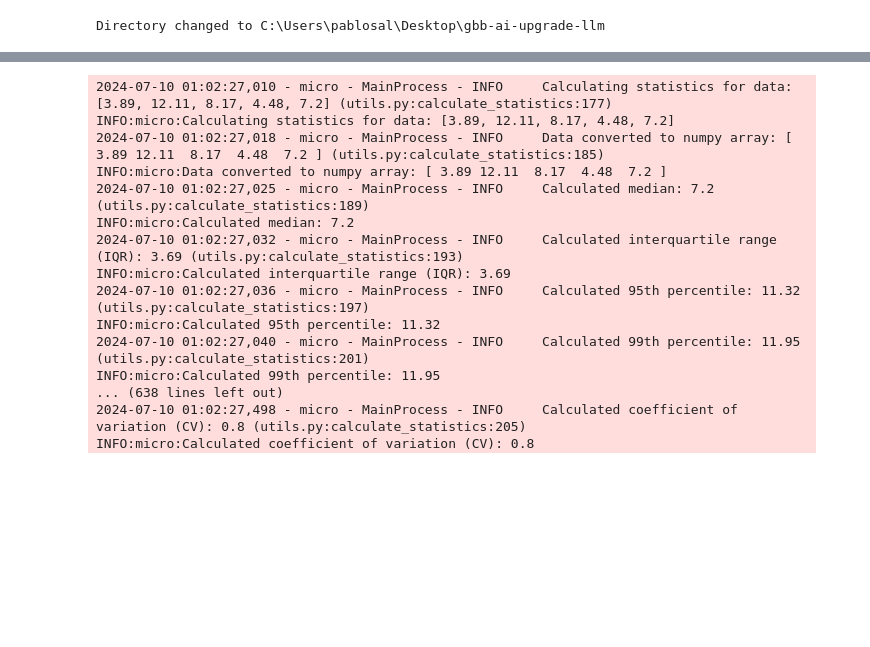
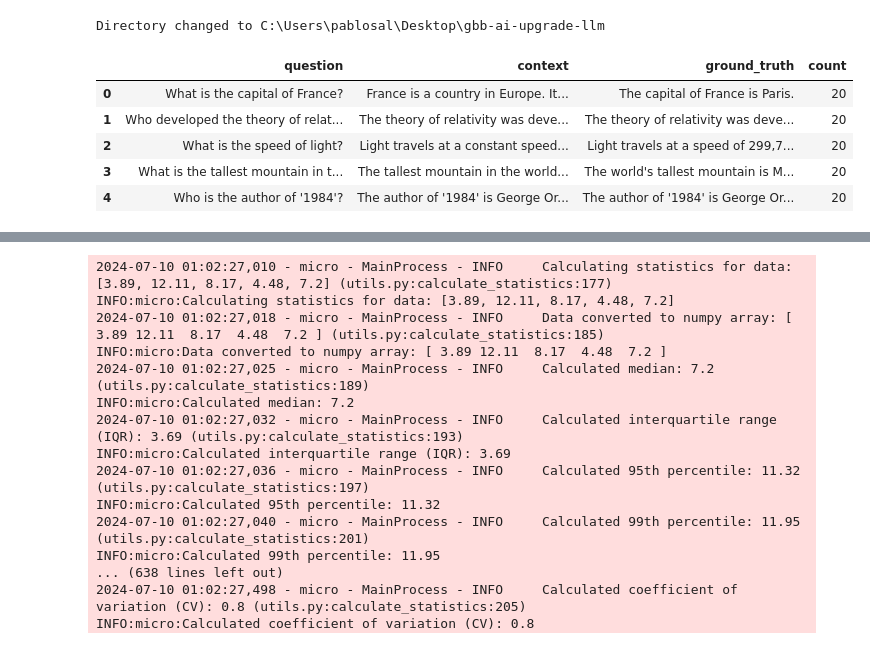
Before and after one commit to pablosalvador10/gbb-bench4ai, a Jupyter notebook: notebooks/dev/test.ipynb, the cells around one changed output, grey strips where cells are left out. Saved outputs shown, nothing was run; the diff lists cells and outputs as text; code cells hidden in the pictures; blank space fills up the shorter version.

```diff
--- a/notebooks/dev/test.ipynb
+++ b/notebooks/dev/test.ipynb
@@ -65,3 +65,14 @@ benchmark_non_streaming = AzureOpenAIBenchmarkNonStreaming(
 # %%
 import pandas as pd
 df = pd.read_csv(r"C:\Users\pablosal\Desktop\gbb-ai-upgrade-llm\my_utils\data\evaluations\dataframe\golden_eval_dataset.csv")
+# %%
+df = df[:5]
+# %%
+df
+# %% [output]
+|  | question | context | ground_truth | count |
+| 0 | What is the capital of France? | France is a country in Europe. It... | The capital of France is Paris. | 20 |
+| 1 | Who developed the theory of relat... | The theory of relativity was deve... | The theory of relativity was deve... | 20 |
+| 2 | What is the speed of light? | Light travels at a constant speed... | Light travels at a speed of 299,7... | 20 |
+| 3 | What is the tallest mountain in t... | The tallest mountain in the world... | The world's tallest mountain is M... | 20 |
+| 4 | Who is the author of '1984'? | The author of '1984' is George Or... | The author of '1984' is George Or... | 20 |
```
Also changed, not shown: parts of 24 cells of this notebook, 13 other files.
